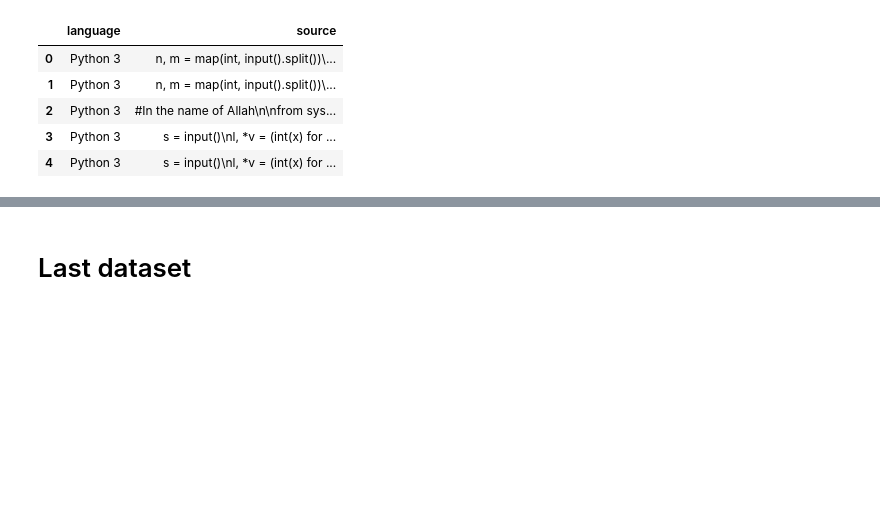
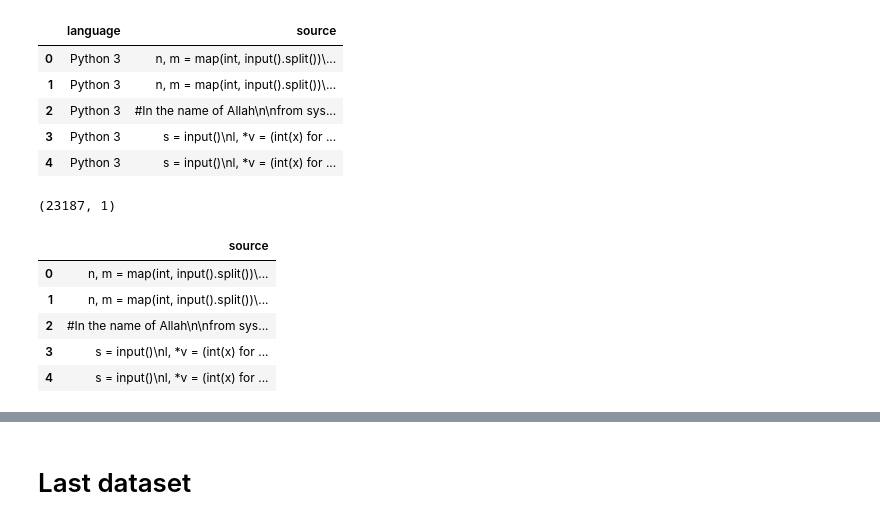
Before and after one commit to navidadkhah/Advanced-Bug-Detection-and-Fixing-Using-Fine-Tuned-LLM, a Jupyter notebook: Dataset/Create_dataset.ipynb, the cells around one changed output, grey strips where cells are left out. Saved outputs shown, nothing was run; the diff lists cells and outputs as text; code cells hidden in the pictures; blank space fills up the shorter version.

```diff
--- a/Dataset/Create_dataset.ipynb
+++ b/Dataset/Create_dataset.ipynb
@@ -49,3 +51,16 @@ Number of Dataframe rows : (23187, 2)
 | 2 | Python 3 | #In the name of Allah\n\nfrom sys... |
 | 3 | Python 3 | s = input()\nl, *v = (int(x) for ... |
 | 4 | Python 3 | s = input()\nl, *v = (int(x) for ... |
+# %%
+# Droping language column
+df = df.drop('language', axis=1)
+print(df.shape)
+df.head()
+# %% [output]
+(23187, 1)
+|  | source |
+| 0 | n, m = map(int, input().split())\... |
+| 1 | n, m = map(int, input().split())\... |
+| 2 | #In the name of Allah\n\nfrom sys... |
+| 3 | s = input()\nl, *v = (int(x) for ... |
+| 4 | s = input()\nl, *v = (int(x) for ... |
```
Also changed, not shown: parts of 10 cells of this notebook.
